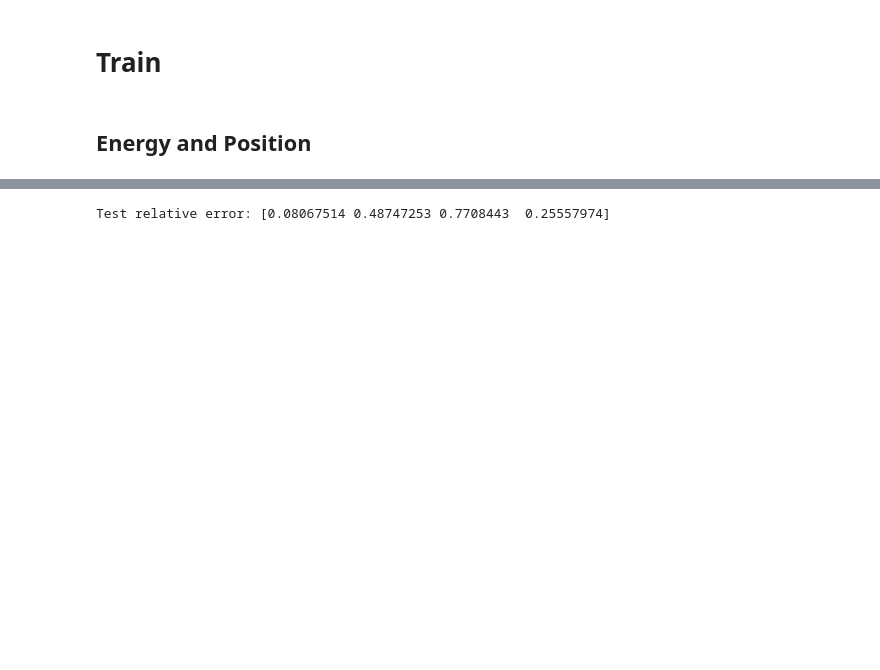
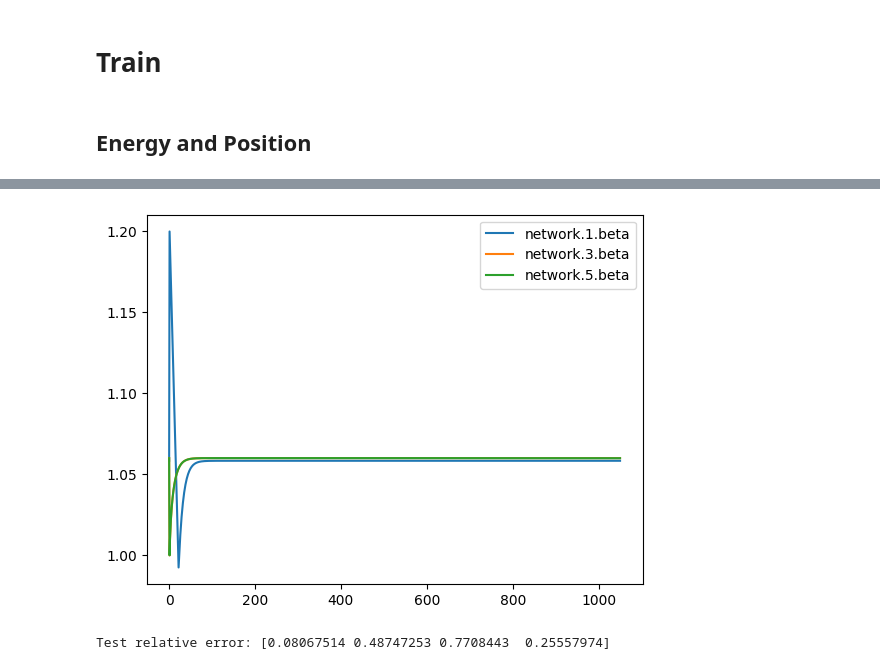
Before and after one commit to enlupi/SNN-Cal, a Jupyter notebook: SNN/SNN.ipynb, the cells around one changed output, grey strips where cells are left out. Cells and saved outputs as stored; diff of their text form; code cells hidden in the pictures; blank space fills up the shorter version.

```diff
--- a/SNN/SNN.ipynb
+++ b/SNN/SNN.ipynb
@@ -251,0 +252,11 @@ Test relative error: [ 2.1624203 19.86602   36.260666   4.1250157]%
+# %%
+history_of_parameters = train_Epos_spk.get_par_hist()
+
+#print(history_of_parameters.keys())
+for key, item in history_of_parameters.items():
+    if "weight" not in key and "bias" not in key:
+        if "beta" in key:
+            plt.plot(np.arange(0, len(item)), item, label=key)
+            plt.legend()
+# %% [output]
+[figure, added]
```
Also changed, not shown: parts of 6 cells of this notebook, 1 other file.
